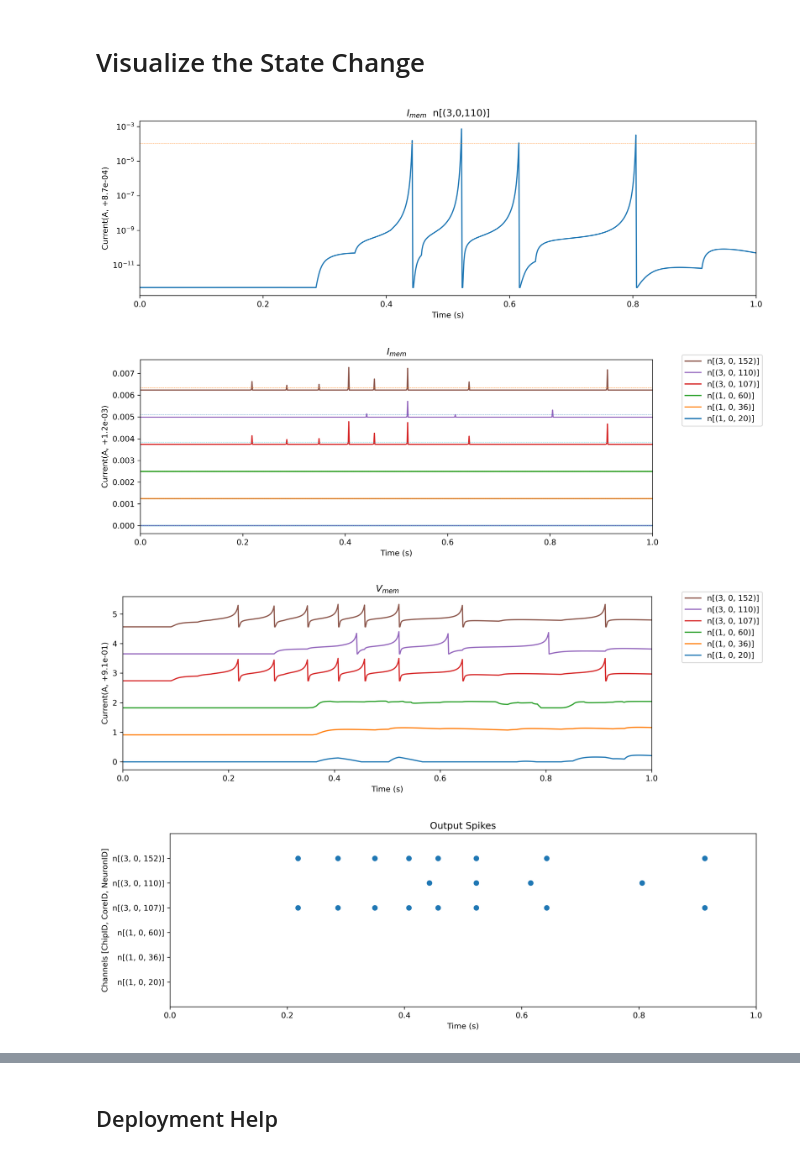
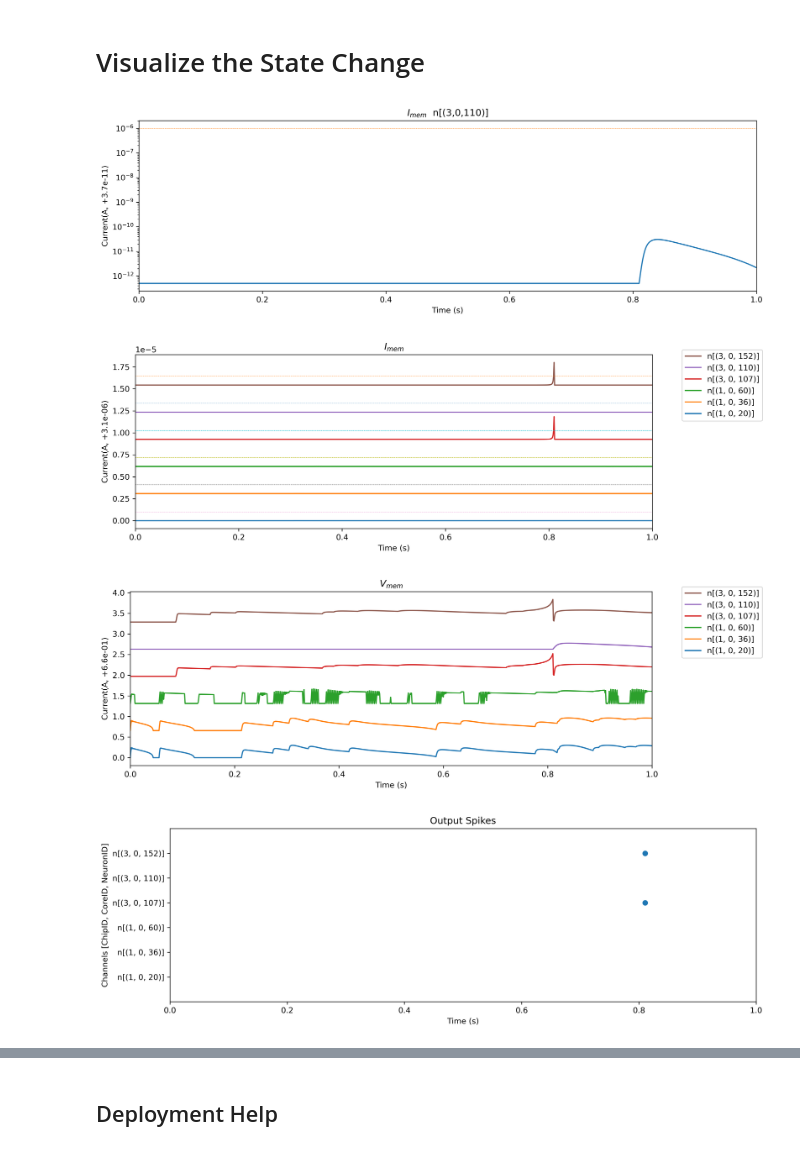
Before and after one commit to synsense/rockpool, a Jupyter notebook: docs/devices/DynapSE/device_simulation.ipynb, the cells around one changed output, grey strips where cells are left out. Saved outputs shown, nothing was run; the diff lists cells and outputs as text; code cells hidden in the pictures.

```diff
--- a/docs/devices/DynapSE/device_simulation.ipynb
+++ b/docs/devices/DynapSE/device_simulation.ipynb
@@ -311,7 +234,7 @@ print(json.dumps(simcore1, cls=EnhancedJSONEncoder, indent="\t"))
 }
 # %%
 simcore2 = DynapSE1SimCore(
-    size=3, core_key=(3, 0), neuron_idx_map={3: 107, 4: 110, 5: 152}
+    core_key=(3, 0), neuron_idx_map={3: 107, 4: 110, 5: 152}
 )
 print(json.dumps(simcore2, cls=EnhancedJSONEncoder, indent="\t"))
 # %% [output]
@@ -356,0 +266,4 @@ modSE = modSE_ugurc
+# %%
+config = net_gen.make_dynapse1_configuration()
+modSE = DynapSE1Jax.simulator_from_config(config, sim_config = simconfig)
+modSE
@@ -357,3 +277,6 @@ modSE = modSE_ugurc
+# %%
+fpga = modSE._module.__getattribute__('0_DynapSEFPGA')
+se1 = modSE._module.__getattribute__('1_DynapSE1Jax')
 # %% [markdown]
 ## Input Spike Train
 
@@ -379,5 +302,5 @@ input_ts.plot();
 
 Run the model to get output spikes, new_state and the record dictionary. Output spikes is the response of the system, new_state is the resulting state that the network got into, and the record dictionary stores the evolution of the currents.
 # %%
-out_spikes, new_state, record_dict = modSE(input_ts.raster(dt = modSE.dt))
+out_spikes, new_state, record_dict = modSE(input_ts, record=True)
 # %%
@@ -545,18 +487,18 @@ Let's look at the membrane current change. The dashed lines stands for the spike
 # %%
-Figure.plot_Ix(record_dict["Imem"][:,4], modSE.Ispkthr[4], name="$I_{mem}$  n[(3,0,110)]");
+Figure.plot_Ix(rd["Imem"][:,4], se1.Ispkthr[4], name="$I_{mem}$  n[(3,0,110)]");
 plt.yscale('log')
 # %% [output]
-[figure, old version]
+[figure, new version]
 # %%
-Figure.plot_Ix(record_dict["Imem"], modSE.Ispkthr, name="$I_{mem}$", idx_map=modSE.idx_map_dict['w_rec']);
+Figure.plot_Ix(rd["Imem"], se1.Ispkthr, name="$I_{mem}$", idx_map=se1.idx_map);
 # %% [output]
-[figure, old version]
+[figure, new version]
 # %%
-Figure.plot_Ix(record_dict["Vmem"], name="$V_{mem}$", idx_map=modSE.idx_map_dict['w_rec']);
+Figure.plot_Ix(rd["Vmem"], name="$V_{mem}$", idx_map=se1.idx_map);
 # %% [output]
-[figure, old version]
+[figure, new version]
 # %%
-Figure.plot_spikes(out_spikes, name="Output Spikes", idx_map=modSE.idx_map_dict['w_rec']);
+Figure.plot_spikes(record_dict["1_DynapSE1Jax_output"], name="Output Spikes", idx_map=se1.idx_map);
 # %% [output]
-[figure, old version]
+[figure, new version]
 # %%
```
Also changed, not shown: parts of 60 cells of this notebook.
